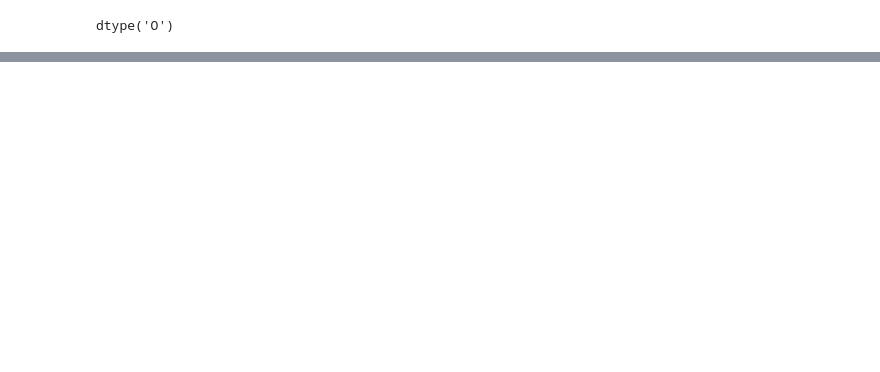
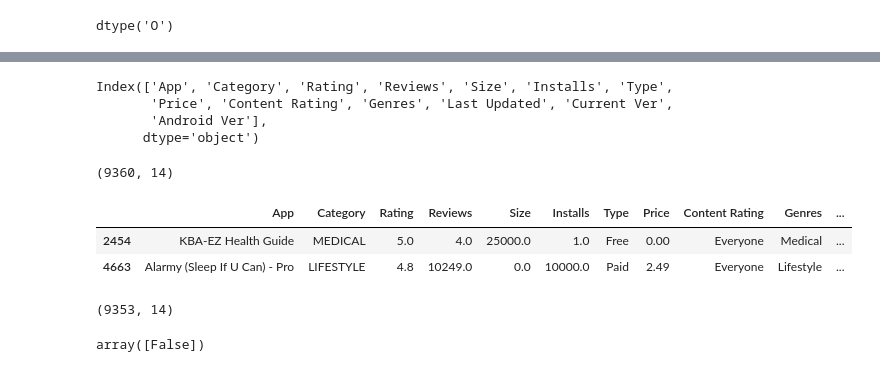
Before and after one commit to Navachetank/playstore_app_analysis, a Jupyter notebook: analysis.ipynb, the cells around one changed output, grey strips where cells are left out. Saved outputs shown, nothing was run; the diff lists cells and outputs as text; code cells hidden in the pictures; blank space fills up the shorter version.

```diff
--- a/analysis.ipynb
+++ b/analysis.ipynb
@@ -475,0 +409,5 @@ dtype: object
+# %%
+# Average rating should be between 1 and 5 as only these values are allowed on the play store.
+# Drop the rows that have a value outside this range.
+
+df=df[(df['Rating']>=1) & (df['Rating']<=5)]
@@ -475,0 +430,31 @@ dtype: object
+# %%
+df.columns
+# %% [output]
+Index(['App', 'Category', 'Rating', 'Reviews', 'Size', 'Installs', 'Type',
+       'Price', 'Content Rating', 'Genres', 'Last Updated', 'Current Ver',
+       'Android Ver'],
+      dtype='object')
+# %%
+# Reviews should not be more than installs as only those who installed can review the app.
+# If there are any such records, drop them.
+
+df['review_check']=df['Reviews']>df['Installs']
+# %%
+df.shape
+# %% [output]
+(9360, 14)
+# %%
+df[df['review_check']==True].head(2)
+# %% [output]
+|  | App | Category | Rating | Reviews | Size | Installs | Type | Price | Content Rating | Genres | ... |
+| 2454 | KBA-EZ Health Guide | MEDICAL | 5.0 | 4.0 | 25000.0 | 1.0 | Free | 0.00 | Everyone | Medical | ... |
+| 4663 | Alarmy (Sleep If U Can) - Pro | LIFESTYLE | 4.8 | 10249.0 | 0.0 | 10000.0 | Paid | 2.49 | Everyone | Lifestyle | ... |
+# %%
+df=df[df['review_check']== False]
+df.shape
+# %% [output]
+(9353, 14)
+# %%
+df['review_check'].unique()
+# %% [output]
+array([False])
```
Also changed, not shown: parts of 48 cells of this notebook, 2 other files.
